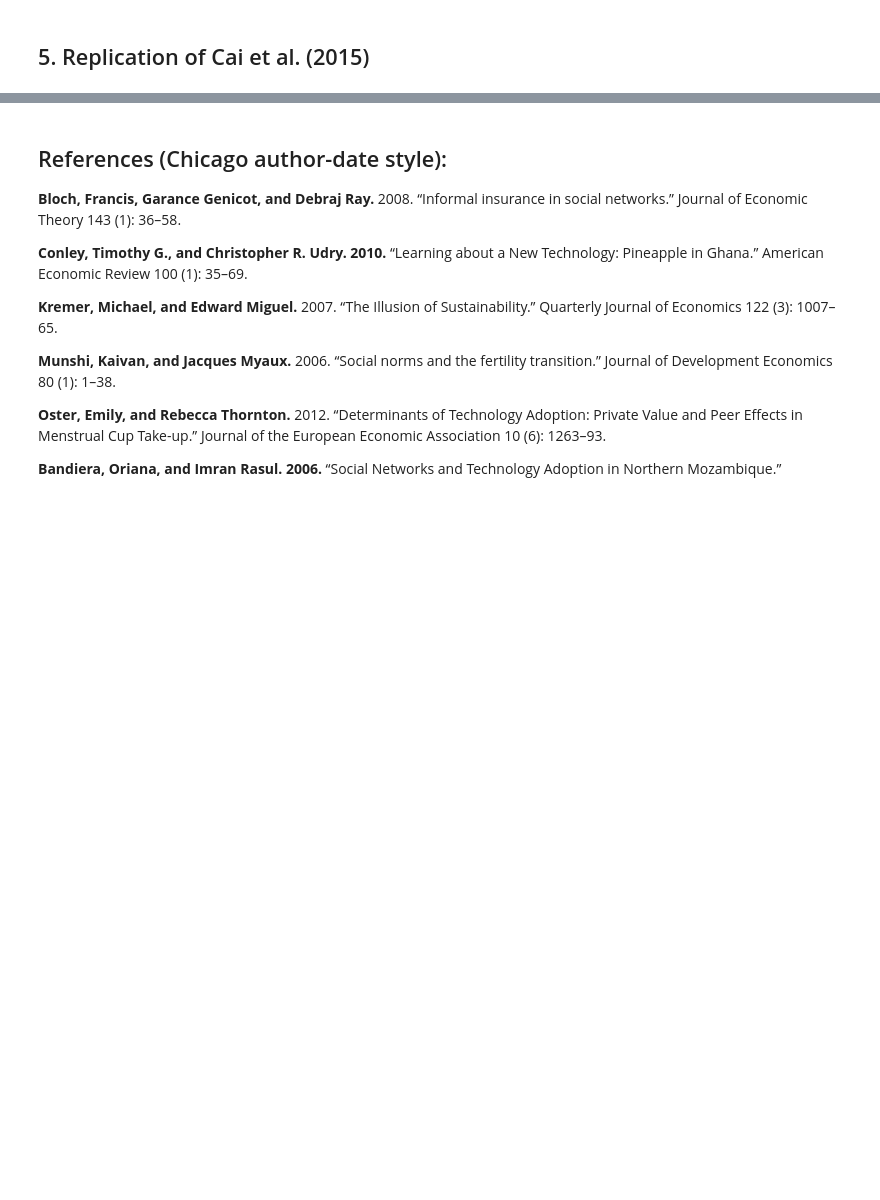
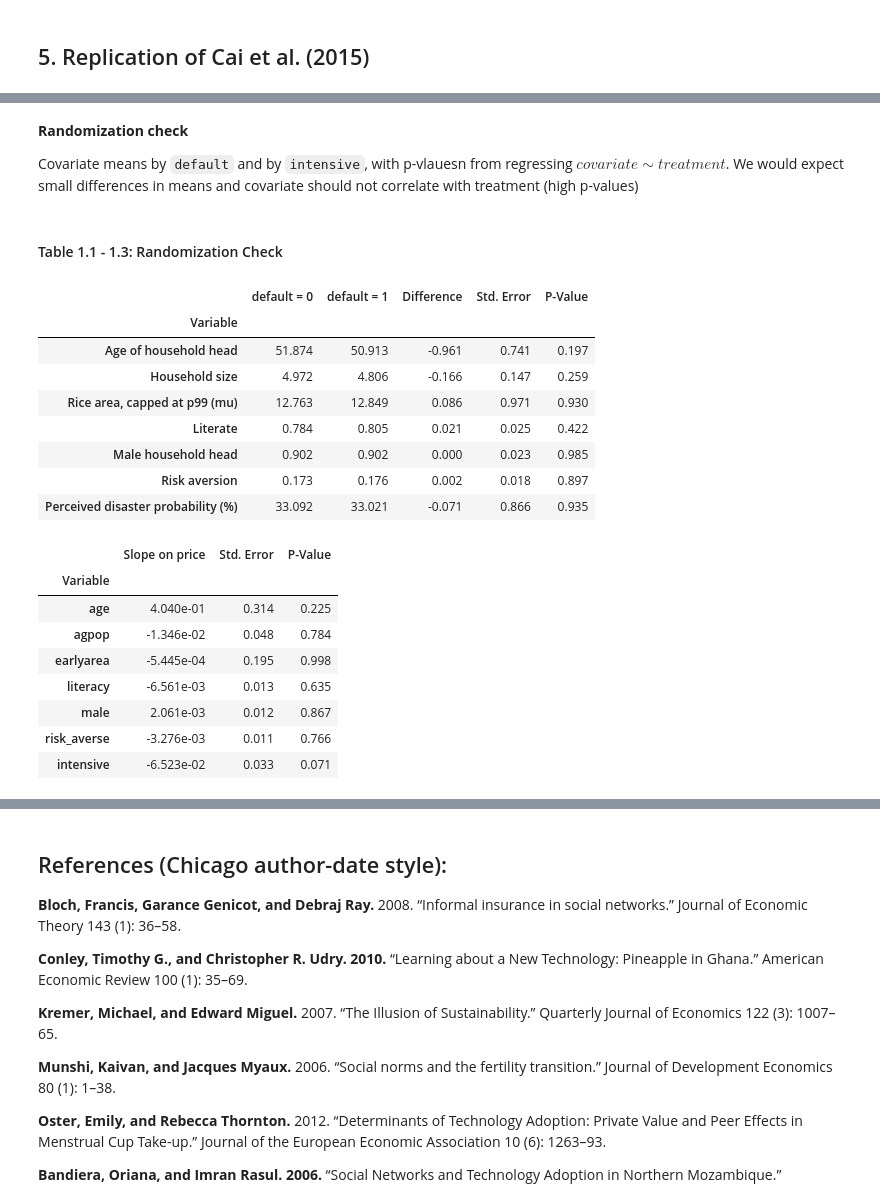
Before and after one commit to hn1802-uw/Social-Networks-and-the-Decision-to-Insure, a Jupyter notebook: project.ipynb, the cells around one changed output, grey strips where cells are left out. Saved outputs shown, nothing was run; the diff lists cells and outputs as text; code cells hidden in the pictures; blank space fills up the shorter version.

```diff
--- a/project.ipynb
+++ b/project.ipynb
@@ -183,0 +269,40 @@ We use Two-Stages Least Squares (2SLS) here since our peer's take-up (`TakeupRat
+# %% [markdown]
+**Randomization check**
+
+Covariate means by `default` and by `intensive`, with p-vlauesn from regressing $covariate \sim treatment$. We would expect small differences in means and covariate should not correlate with treatment (high p-values)
+# %% [markdown]
+#### Table 1.1 - 1.3: Randomization Check
+# %%
+balance_vars = [
+    "age",
+    "agpop",
+    "ricearea_capped",
+    "literacy",
+    "male",
+    "risk_averse",
+    "disaster_prob",
+]
+price = load_price_data()
+
+display(style_table(balance_table(df, "default", balance_vars, VARIABLE_LABELS)))
+style_table(balance_table(df, "intensive", balance_vars, VARIABLE_LABELS))
+price_balance_table(price)
+# %% [output]
+|  | default = 0 | default = 1 | Difference | Std. Error | P-Value |
+| Variable |  |  |  |  |  |
+| Age of household head | 51.874 | 50.913 | -0.961 | 0.741 | 0.197 |
+| Household size | 4.972 | 4.806 | -0.166 | 0.147 | 0.259 |
+| Rice area, capped at p99 (mu) | 12.763 | 12.849 | 0.086 | 0.971 | 0.930 |
+| Literate | 0.784 | 0.805 | 0.021 | 0.025 | 0.422 |
+| Male household head | 0.902 | 0.902 | 0.000 | 0.023 | 0.985 |
+| Risk aversion | 0.173 | 0.176 | 0.002 | 0.018 | 0.897 |
+| Perceived disaster probability (%) | 33.092 | 33.021 | -0.071 | 0.866 | 0.935 |
+|  | Slope on price | Std. Error | P-Value |
+| Variable |  |  |  |
+| age | 4.040e-01 | 0.314 | 0.225 |
+| agpop | -1.346e-02 | 0.048 | 0.784 |
+| earlyarea | -5.445e-04 | 0.195 | 0.998 |
+| literacy | -6.561e-03 | 0.013 | 0.635 |
+| male | 2.061e-03 | 0.012 | 0.867 |
+| risk_averse | -3.276e-03 | 0.011 | 0.766 |
+| intensive | -6.523e-02 | 0.033 | 0.071 |
```
Also changed, not shown: parts of 22 cells of this notebook, 9 other files.
